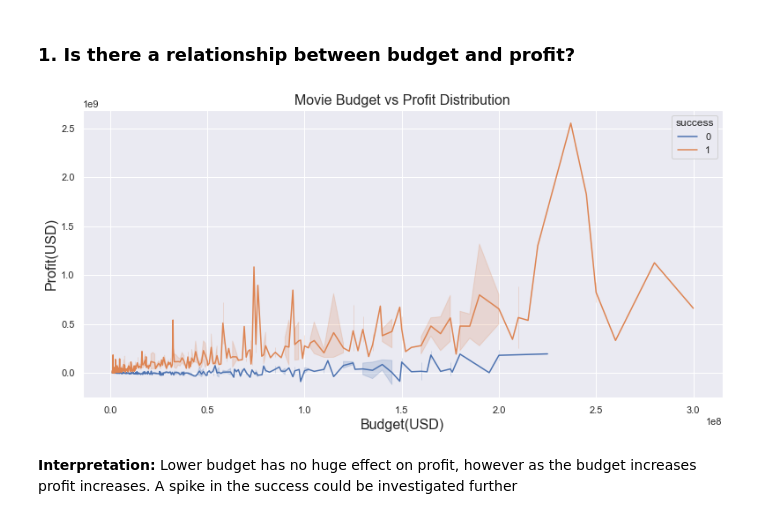
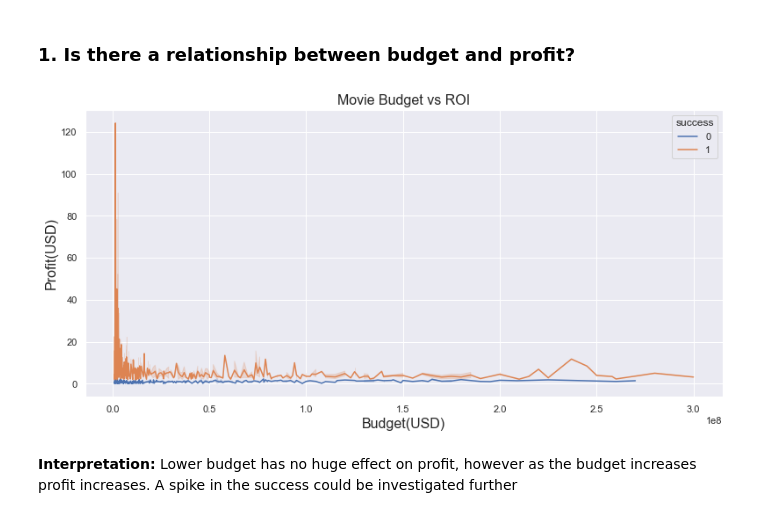
Before and after one commit to Movie-Success-Capstone/Movie-Capstone, a Jupyter notebook: Final/final_explore.ipynb, the cells around one changed output. Cells and saved outputs as stored; diff of their text form; code cells hidden in the pictures.

```diff
--- a/Final/final_explore.ipynb
+++ b/Final/final_explore.ipynb
@@ -289,16 +286,16 @@ genres_list = ['is_genre_adventure',
 # %%
 # Budget vs profit relationship
 
 ax = lib.sns.lineplot(data = train,
                 x = 'budget',
-                y = 'profit_amount',
+                y = 'ROI',
                 hue='success')
-lib.plt.title('Movie Budget vs Profit Distribution', size = 16)
+lib.plt.title('Movie Budget vs ROI', size = 16)
 lib.plt.xlabel('Budget(USD)', size = 16)
 lib.plt.ylabel('Profit(USD)', size = 16)
 lib.plt.show()
 # %% [output]
-[figure, old version]
+[figure, new version]
 # %% [markdown]
 __Interpretation:__ Lower budget has no huge effect on profit, however as the budget increases profit increases. A spike in the success could be investigated further
 # %% [markdown]
```
Also changed, not shown: parts of 23 cells of this notebook.
